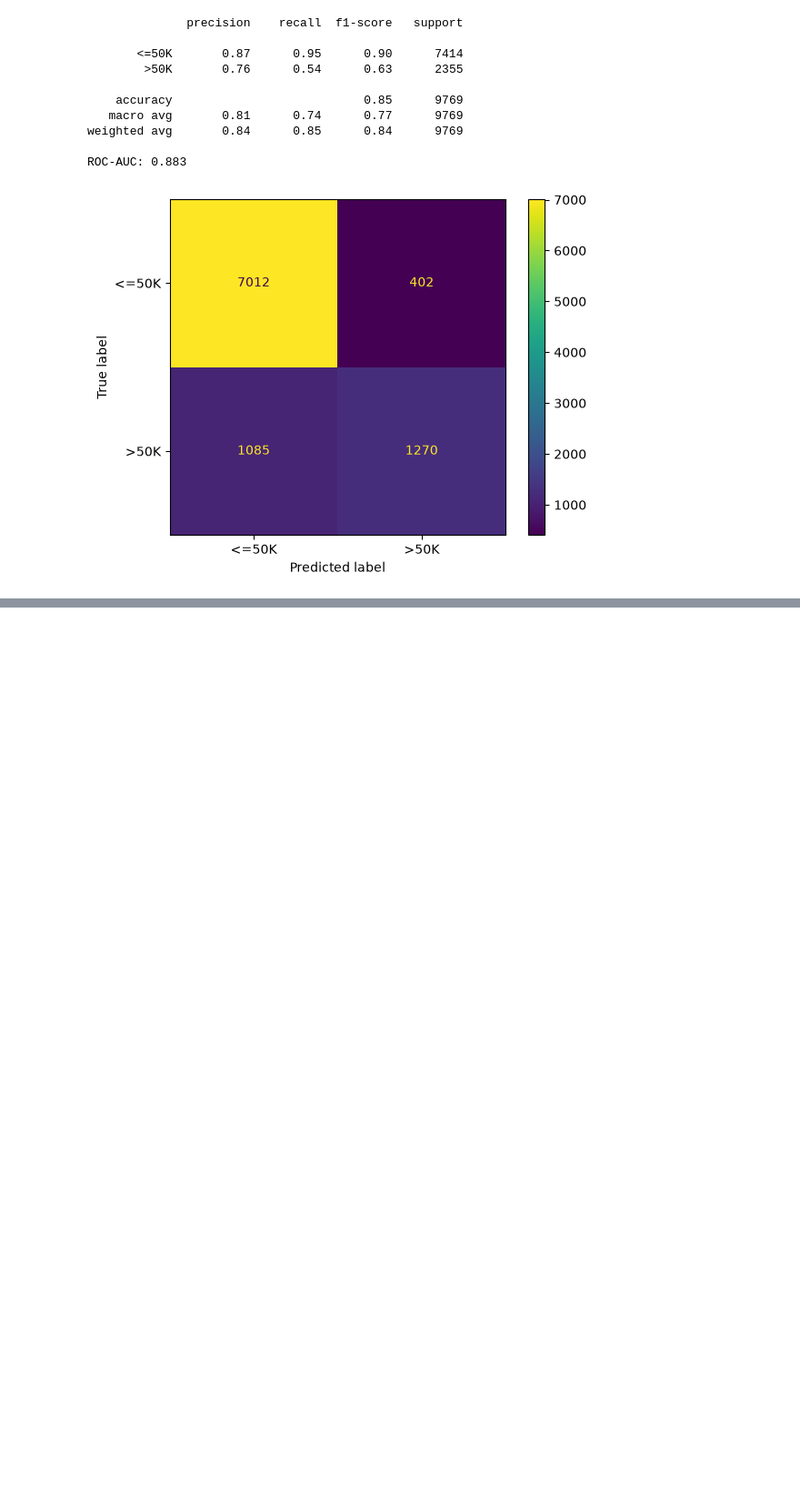
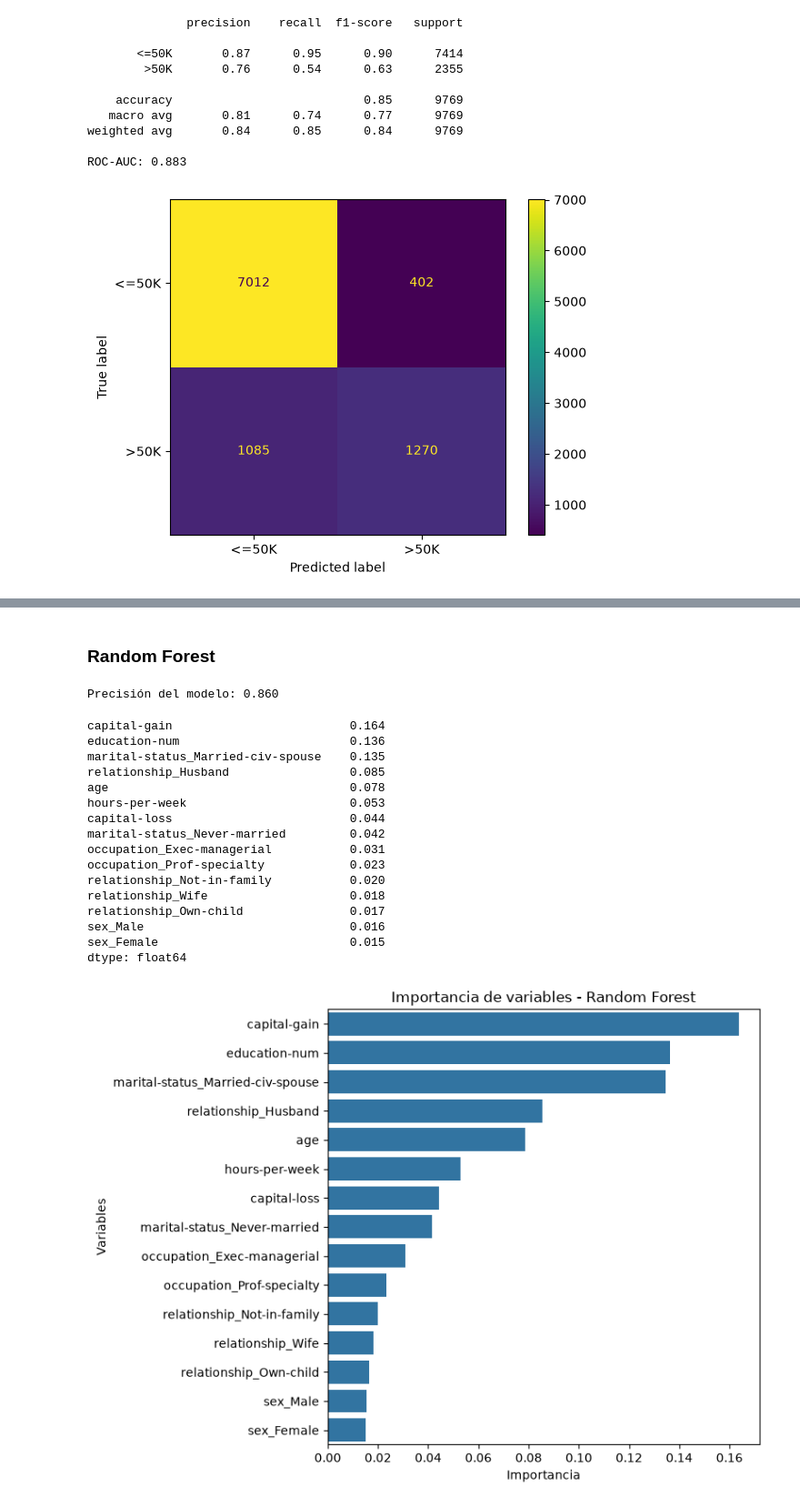
Before and after one commit to BreinerNavarro/IA_II, a Jupyter notebook: Corte_III/censusIcome.ipynb, the cells around one changed output, grey strips where cells are left out. Shown at 91% size. Drawn from its saved outputs; the diff is of its cells as text; code cells hidden in the pictures; blank space fills up the shorter version.

```diff
--- a/Corte_III/censusIcome.ipynb
+++ b/Corte_III/censusIcome.ipynb
@@ -379,0 +402,51 @@ ROC-AUC: 0.883
+# %% [markdown]
+### Random Forest
+# %%
+# Declaramos y entrenamos el modelo de Random Forest
+
+bosque = RandomForestClassifier(
+    n_estimators=200,   # número de árboles que votan
+    random_state=42,    # resultados repetibles
+    n_jobs=-1,           # usa todos los núcleos del PC
+    max_depth=15
+)
+# %%
+bosque.fit(X_train, y_train)                     # usamos el conjunto de entrenamiento para entrenar el modelo de Random Forest
+
+y_pred_rf = bosque.predict(X_test)               # Hacemos predicciones sobre el conjunto de prueba
+accuracyB = accuracy_score(y_test, y_pred_rf)    # Calculamos la precisión del modelo
+print(f"Precisión del modelo: {accuracyB:.3f}")  # Mostramos la precisión del modelo
+# %% [output]
+Precisión del modelo: 0.860
+# %%
+# Graficamos la importancia de caracteristicas del modelo de Random Forest
+
+imp_rf = pd.Series(bosque.feature_importances_, index=X.columns)
+imp_rf = imp_rf.sort_values(ascending=False).head(15)
+print(imp_rf.round(3))
+
+plt.figure(figsize=(8, 6))
+sns.barplot(x=imp_rf.values, y=imp_rf.index)
+plt.title("Importancia de variables - Random Forest")
+plt.xlabel("Importancia")
+plt.ylabel("Variables")
+plt.tight_layout()
+plt.show()
+# %% [output]
+capital-gain                         0.164
+education-num                        0.136
+marital-status_Married-civ-spouse    0.135
+relationship_Husband                 0.085
+age                                  0.078
+hours-per-week                       0.053
+capital-loss                         0.044
+marital-status_Never-married         0.042
+occupation_Exec-managerial           0.031
+occupation_Prof-specialty            0.023
+relationship_Not-in-family           0.020
+relationship_Wife                    0.018
+relationship_Own-child               0.017
+sex_Male                             0.016
+sex_Female                           0.015
+dtype: float64
+[figure, added]
```
Also changed, not shown: parts of 12 cells of this notebook.
